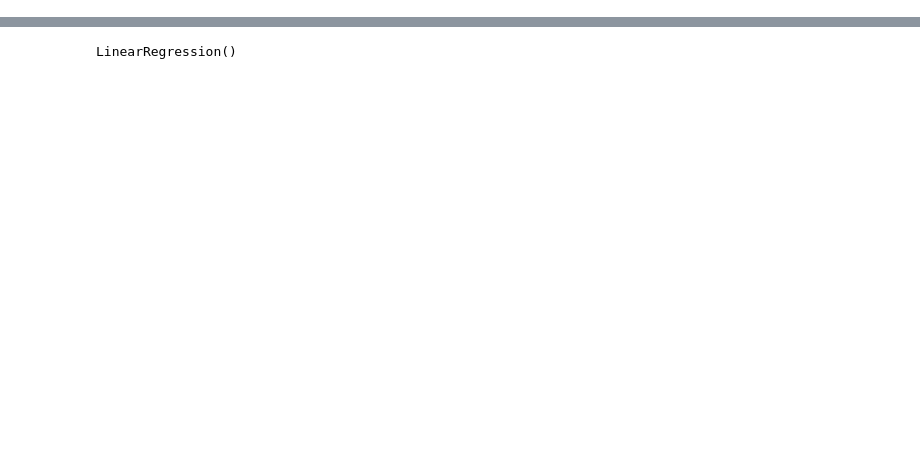
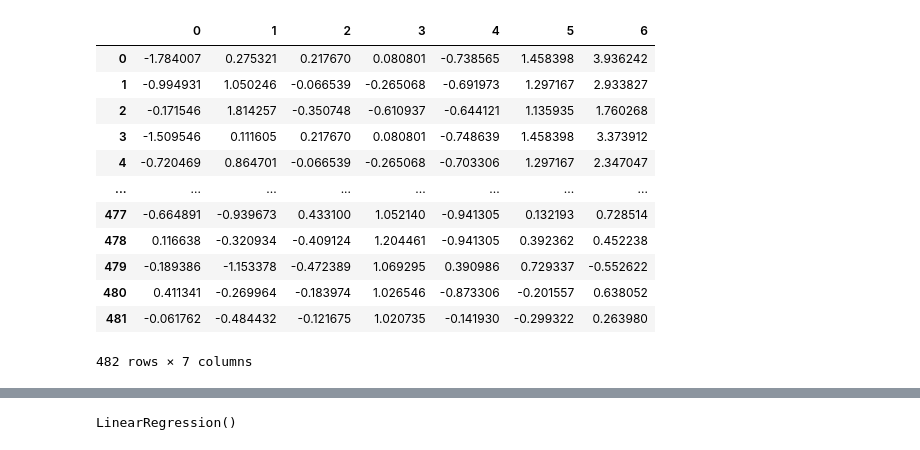
Before and after one commit to Sirfowahid/Concrete_Compressive_Strength_Analysis_Using_ML, a Jupyter notebook: CCSA.ipynb, the cells around one changed output, grey strips where cells are left out. Saved outputs shown, nothing was run; the diff lists cells and outputs as text; code cells hidden in the pictures; blank space fills up the shorter version.

```diff
--- a/CCSA.ipynb
+++ b/CCSA.ipynb
@@ -114,0 +119,18 @@ plt.show()
+# %%
+norm_data = pd.DataFrame(X)
+# %%
+norm_data
+# %% [output]
+|  | 0 | 1 | 2 | 3 | 4 | 5 | 6 |
+| 0 | -1.784007 | 0.275321 | 0.217670 | 0.080801 | -0.738565 | 1.458398 | 3.936242 |
+| 1 | -0.994931 | 1.050246 | -0.066539 | -0.265068 | -0.691973 | 1.297167 | 2.933827 |
+| 2 | -0.171546 | 1.814257 | -0.350748 | -0.610937 | -0.644121 | 1.135935 | 1.760268 |
+| 3 | -1.509546 | 0.111605 | 0.217670 | 0.080801 | -0.748639 | 1.458398 | 3.373912 |
+| 4 | -0.720469 | 0.864701 | -0.066539 | -0.265068 | -0.703306 | 1.297167 | 2.347047 |
+| ... | ... | ... | ... | ... | ... | ... | ... |
+| 477 | -0.664891 | -0.939673 | 0.433100 | 1.052140 | -0.941305 | 0.132193 | 0.728514 |
+| 478 | 0.116638 | -0.320934 | -0.409124 | 1.204461 | -0.941305 | 0.392362 | 0.452238 |
+| 479 | -0.189386 | -1.153378 | -0.472389 | 1.069295 | 0.390986 | 0.729337 | -0.552622 |
+| 480 | 0.411341 | -0.269964 | -0.183974 | 1.026546 | -0.873306 | -0.201557 | 0.638052 |
+| 481 | -0.061762 | -0.484432 | -0.121675 | 1.020735 | -0.141930 | -0.299322 | 0.263980 |
+482 rows × 7 columns
```
Also changed, not shown: parts of 95 cells of this notebook.
